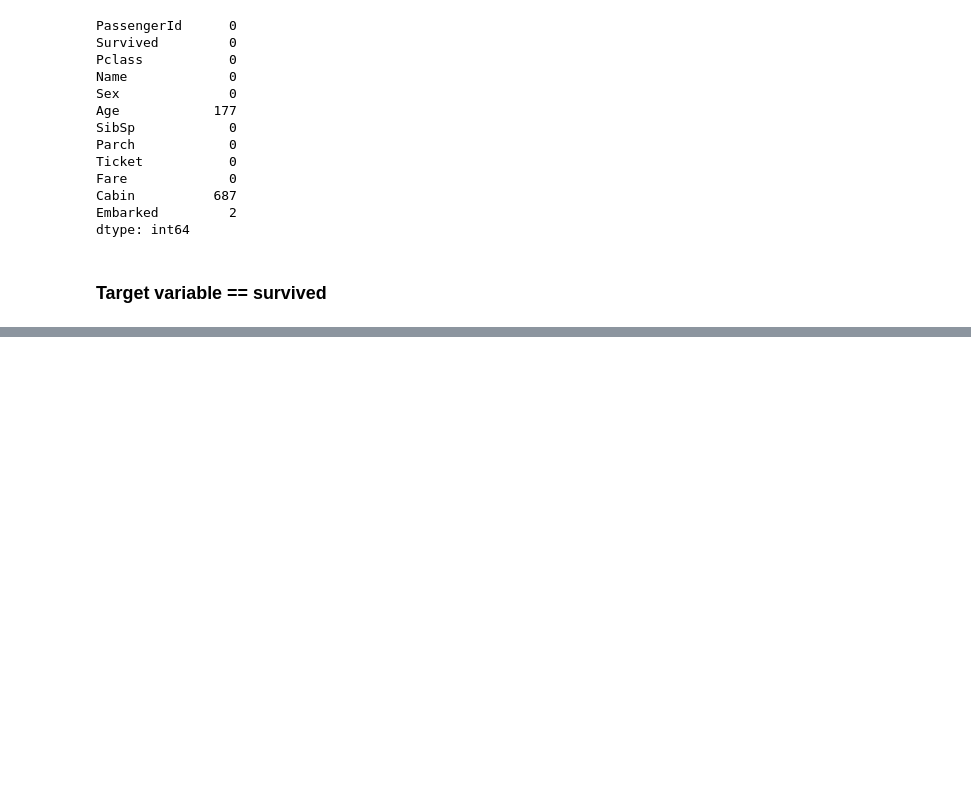
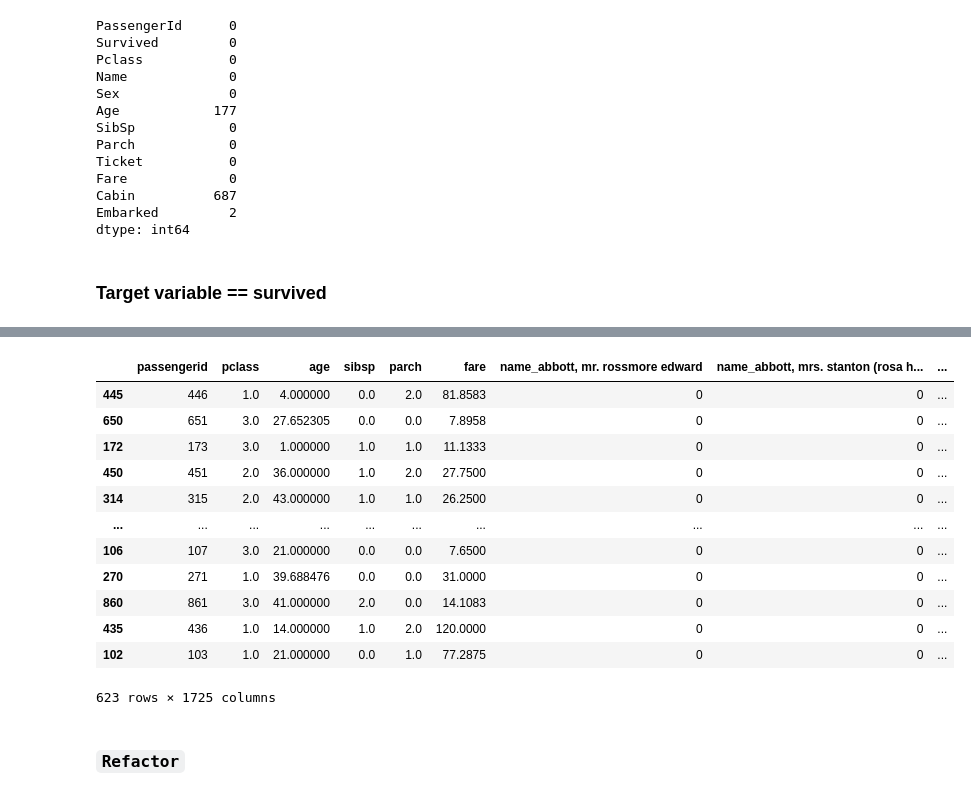
Before and after one commit to stephenkipkurui/machine-learning, a Jupyter notebook: machine_learning.ipynb, the cells around one changed output, grey strips where cells are left out. Saved outputs shown, nothing was run; the diff lists cells and outputs as text; code cells hidden in the pictures; blank space fills up the shorter version.

```diff
--- a/machine_learning.ipynb
+++ b/machine_learning.ipynb
@@ -79,10 +83,10 @@ df = df.applymap(lambda s:s.lower() if type(s) == str else s)
 # Lower the columns
 df.columns= df.columns.str.lower()
 # %%
-# Drop Unnecessary Colsabs
-cols = ['name', 'ticket', 'cabin']
+# # Drop Unnecessary Cols
+# cols = ['name', 'ticket', 'cabin']
 
-df = df.drop(columns = cols)
+# df = df.drop(columns = cols)
 # %%
 # Get dummies
 df = pd.get_dummies(df, drop_first = True)
@@ -108,0 +106,13 @@ X_train.head()
+# %%
+from sklearn.experimental import (enable_iterative_imputer)
+from sklearn import impute
+from sklearn.impute import IterativeImputer
+
+num_cols = ['pclass', 'age', 'sibsp', 'parch', 'fare']
+
+imputer = impute.IterativeImputer()
+imputed = imputer.fit_transform(X_train[num_cols])
+X_train.loc[:, num_cols] = imputed
+
+imputed = imputer.transform(X_test[num_cols])
+X_test.loc[:, num_cols]= imputed
@@ -108,0 +125,16 @@ X_train.head()
+# %%
+X_train
+# %% [output]
+|  | passengerid | pclass | age | sibsp | parch | fare | name_abbott, mr. rossmore edward | name_abbott, mrs. stanton (rosa h... | ... |
+| 445 | 446 | 1.0 | 4.000000 | 0.0 | 2.0 | 81.8583 | 0 | 0 | ... |
+| 650 | 651 | 3.0 | 27.652305 | 0.0 | 0.0 | 7.8958 | 0 | 0 | ... |
+| 172 | 173 | 3.0 | 1.000000 | 1.0 | 1.0 | 11.1333 | 0 | 0 | ... |
+| 450 | 451 | 2.0 | 36.000000 | 1.0 | 2.0 | 27.7500 | 0 | 0 | ... |
+| 314 | 315 | 2.0 | 43.000000 | 1.0 | 1.0 | 26.2500 | 0 | 0 | ... |
+| ... | ... | ... | ... | ... | ... | ... | ... | ... | ... |
+| 106 | 107 | 3.0 | 21.000000 | 0.0 | 0.0 | 7.6500 | 0 | 0 | ... |
+| 270 | 271 | 1.0 | 39.688476 | 0.0 | 0.0 | 31.0000 | 0 | 0 | ... |
+| 860 | 861 | 3.0 | 41.000000 | 2.0 | 0.0 | 14.1083 | 0 | 0 | ... |
+| 435 | 436 | 1.0 | 14.000000 | 1.0 | 2.0 | 120.0000 | 0 | 0 | ... |
+| 102 | 103 | 1.0 | 21.000000 | 0.0 | 1.0 | 77.2875 | 0 | 0 | ... |
+623 rows × 1725 columns
@@ -108,0 +153,2 @@ X_train.head()
+# %% [markdown]
+### `Refactor`
```
Also changed, not shown: parts of 14 cells of this notebook.
